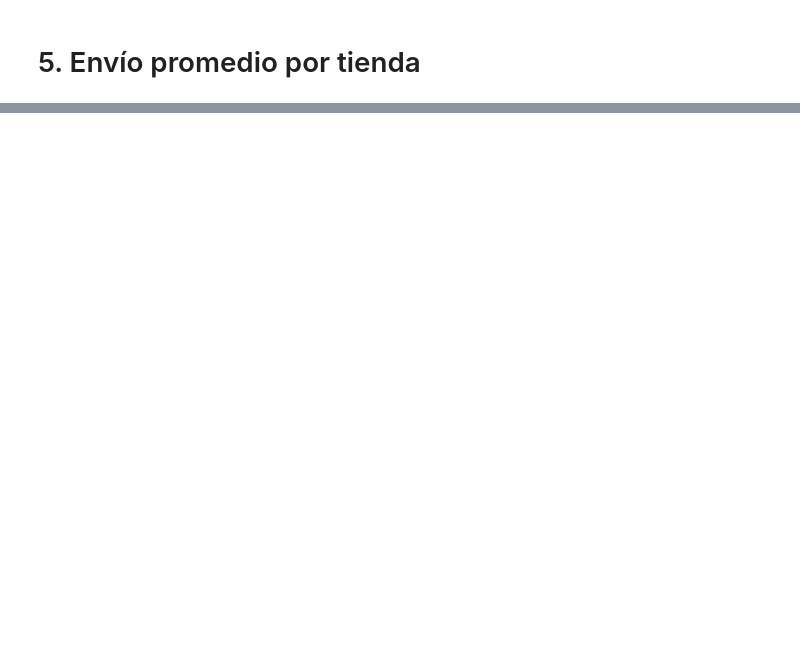
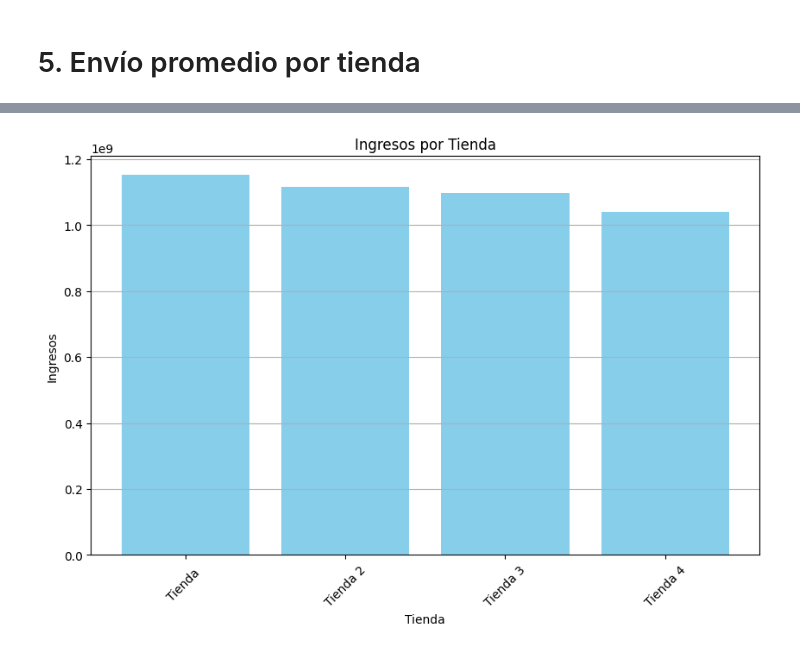
Before and after one commit to dianasol77/challengue_alura_store_DianaLanda, a Jupyter notebook: AluraStoreLatam.ipynb, the cells around one changed output, grey strips where cells are left out. Cells and saved outputs as stored; diff of their text form; code cells hidden in the pictures; blank space fills up the shorter version.

```diff
--- a/AluraStoreLatam.ipynb
+++ b/AluraStoreLatam.ipynb
@@ -111,0 +218,15 @@ Libros                     9321300.0
+# %%
+# Gráfico 1: Ingresos por tienda
+tientas = ['Tienda ', 'Tienda 2', 'Tienda 3', 'Tienda 4']
+ingresos = [tienda['Precio'].sum(), tienda2['Precio'].sum(), tienda3['Precio'].sum(), tienda4['Precio'].sum()]
+# %%
+plt.figure(figsize=(10, 6))
+plt.bar(tiendas, ingresos, color='skyblue')
+plt.title('Ingresos por Tienda')
+plt.xlabel('Tienda')
+plt.ylabel('Ingresos')
+plt.xticks(rotation=45)
+plt.grid(axis='y')
+plt.show()
+# %% [output]
+[figure, added]
```
Also changed, not shown: parts of 11 cells of this notebook.
